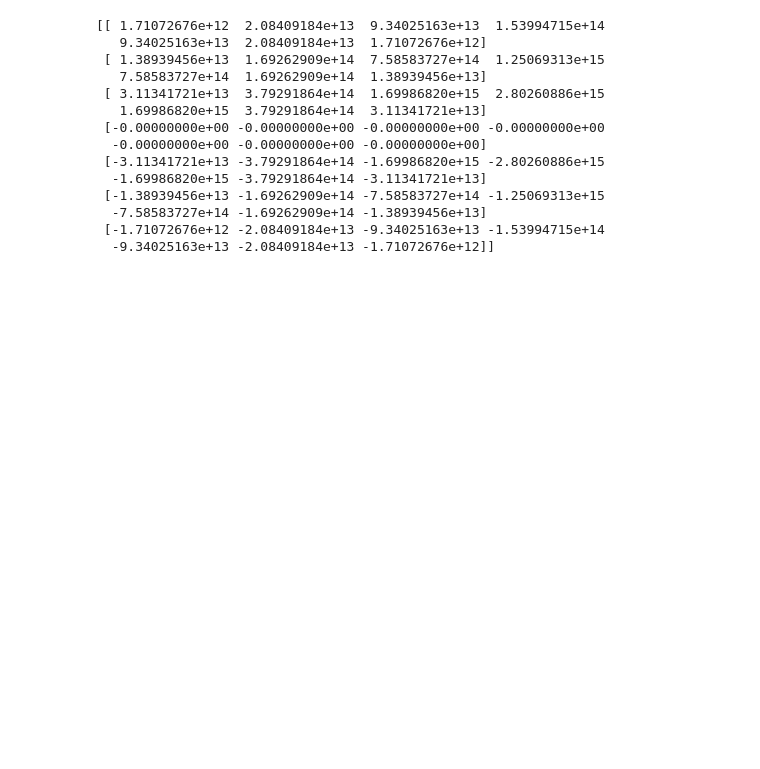
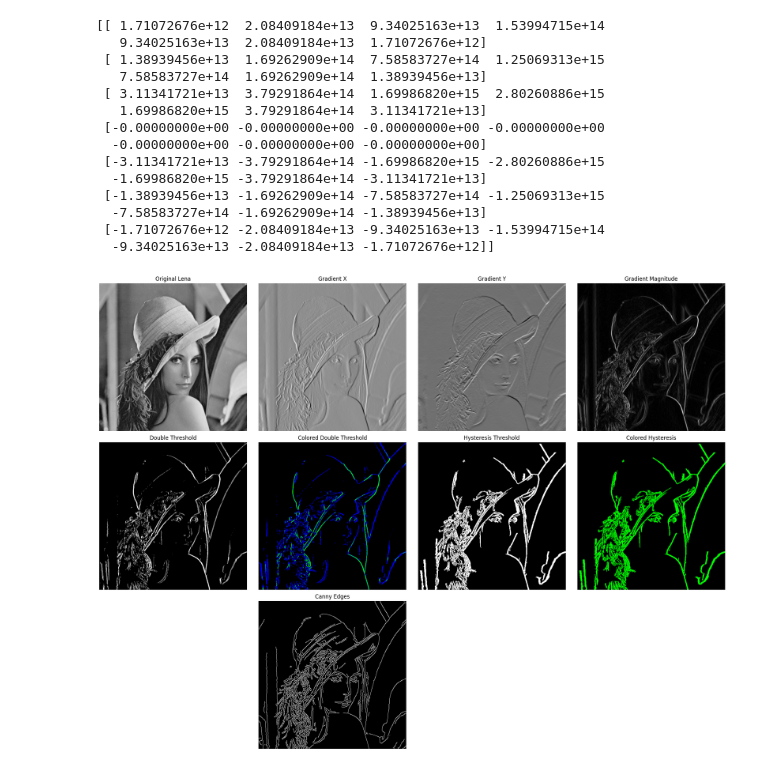
Before and after one commit to Efty34/Image_Processing, a Jupyter notebook: Lab_2/assignment/1.ipynb, the cells around one changed output. Saved outputs shown, nothing was run; the diff lists cells and outputs as text; code cells hidden in the pictures; blank space fills up the shorter version.

```diff
--- a/Lab_2/assignment/1.ipynb
+++ b/Lab_2/assignment/1.ipynb
@@ -111,6 +112,18 @@ apply_double_threshold = double_threshold(grad_norm, 50, 100, 128)
 cv2.imshow("Double Threshold", apply_double_threshold)
 cv2.waitKey(0)
 cv2.destroyAllWindows()
+# %%
+def colorize_edges(edge_img, strong_val, weak_val):
+
+    color_img = np.zeros((*edge_img.shape, 3), dtype=np.uint8)
+    color_img[edge_img == strong_val] = [0, 255, 0]
+    color_img[edge_img == weak_val] = [255, 0, 0]
+    return color_img
+# %%
+colored_double = colorize_edges(apply_double_threshold, strong_val=255, weak_val=128)
+cv2.imshow("Colored Double Edges", colored_double)
+cv2.waitKey(0)
+cv2.destroyAllWindows()
 # %%
 def hysteresis_thresholding(image, low_thresh, high_thresh, strong_val, weak_val):
 
@@ -128,7 +141,7 @@ def hysteresis_thresholding(image, low_thresh, high_thresh, strong_val, weak_val
     pad_output = np.pad(output, pad_width=1, mode='constant', constant_values=0)
 
     rows, cols = image.shape
-    for _ in range(5):
+    for _ in range(20):
         for r in range(rows):
             for c in range(cols):
                 pr,pc=r+1,c+1
@@ -149,5 +163,10 @@ cv2.imshow("Hysteresis", apply_hysteresis)
 cv2.waitKey(0)
 cv2.destroyAllWindows()
+# %%
+colored_hysteresis = colorize_edges(apply_hysteresis, strong_val=255, weak_val=75)
+cv2.imshow("Colored Double Edges", colored_hysteresis)
+cv2.waitKey(0)
+cv2.destroyAllWindows()
 # %%
 lena_blur = cv2.GaussianBlur(lena, (5, 5), 0)
 
@@ -163,3 +182,59 @@ edges = cv2.Canny(lena_blur, low_thres, high_thres)
 cv2.imshow('Edges', edges)
 cv2.waitKey(0)
 cv2.destroyAllWindows()
+# %%
+plt.figure(figsize=(20, 15))
+
+plt.subplot(3, 4, 1)
+plt.imshow(lena, cmap='gray')
+plt.title('Original Lena')
+plt.axis('off')
+
+plt.subplot(3, 4, 2)
+plt.imshow(norm_x, cmap='gray')
+plt.title('Gradient X')
+plt.axis('off')
+
+plt.subplot(3, 4, 3)
+plt.imshow(norm_y, cmap='gray')
+plt.title('Gradient Y')
+plt.axis('off')
+
+plt.subplot(3, 4, 4)
+plt.imshow(grad_norm, cmap='gray')
+plt.title('Gradient Magnitude')
+plt.axis('off')
+
+plt.subplot(3, 4, 5)
+plt.imshow(apply_double_threshold, cmap='gray')
+plt.title('Double Threshold')
+plt.axis('off')
+
+plt.subplot(3, 4, 6)
+colored_double_rgb = cv2.cvtColor(colored_double, cv2.COLOR_BGR2RGB)
+plt.imshow(colored_double_rgb)
+plt.title('Colored Double Threshold')
+plt.axis('off')
+
+plt.subplot(3, 4, 7)
+plt.imshow(apply_hysteresis, cmap='gray')
+plt.title('Hysteresis Threshold')
+plt.axis('off')
+
+plt.subplot(3, 4, 8)
+colored_hysteresis_rgb = cv2.cvtColor(colored_hysteresis, cv2.COLOR_BGR2RGB)
+plt.imshow(colored_hysteresis_rgb)
+plt.title('Colored Hysteresis')
+plt.axis('off')
+
+
+plt.subplot(3, 4, 10)
+plt.imshow(edges, cmap='gray')
+plt.title('Canny Edges')
+plt.axis('off')
+
+
+plt.tight_layout()
+plt.show()
+# %% [output]
+[figure, added]
```
Also changed, not shown: parts of 2 cells of this notebook, 2 other files.
